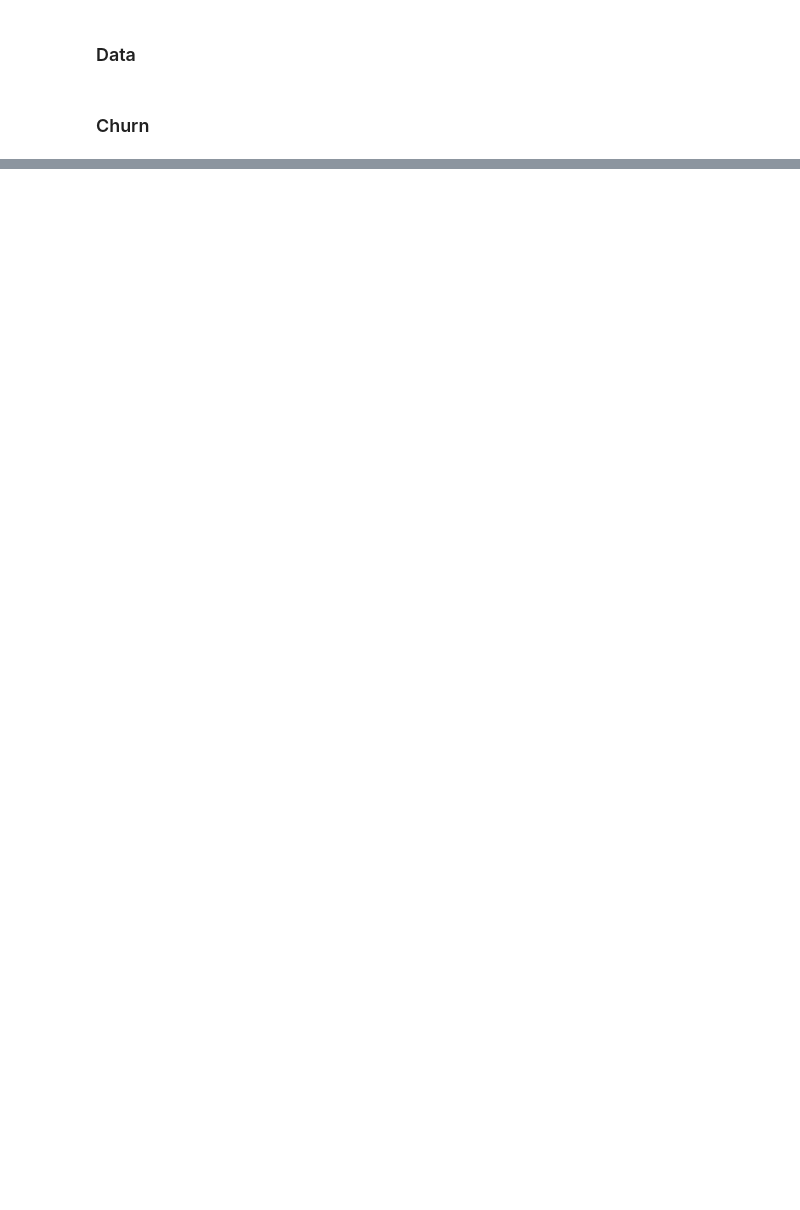
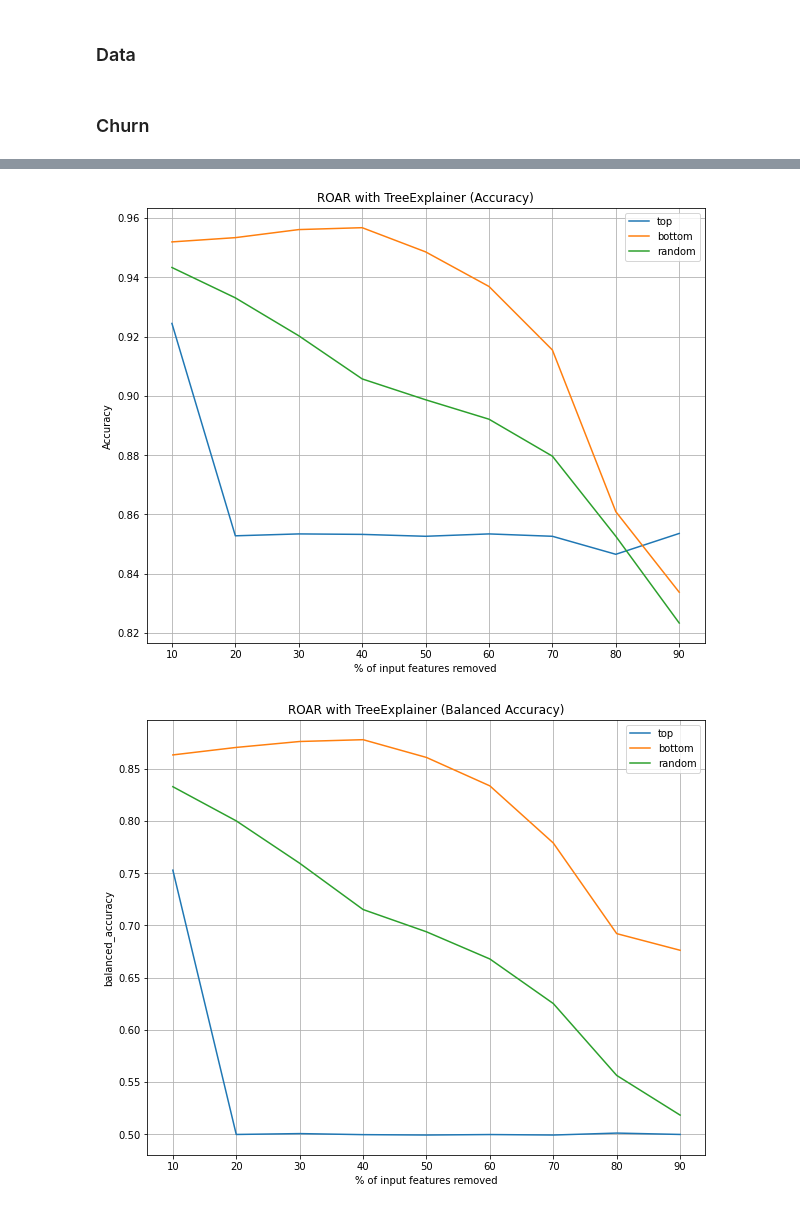
Before and after one commit to edpclau/ROAR-for-Scikit, a Jupyter notebook: ROAR Example.ipynb, the cells around one changed output, grey strips where cells are left out. Cells and saved outputs as stored; diff of their text form; code cells hidden in the pictures; blank space fills up the shorter version.

```diff
--- a/ROAR.ipynb
+++ b/ROAR Example.ipynb
@@ -54,0 +54,8 @@ ROAR.plot_metrics(roar_output)
+# %%
+#Run ROAR for TreeShap
+tree_roar = ROAR.roar(clf, 0.1, X_train, y_train, X_test, y_test, explainer = 'TreeExplainer')
+# %%
+ROAR.plot_metrics(tree_roar, 'TreeExplainer')
+# %% [output]
+[figure, added]
+[figure, added]
```
Also changed, not shown: parts of 11 cells of this notebook, 1 other file.
